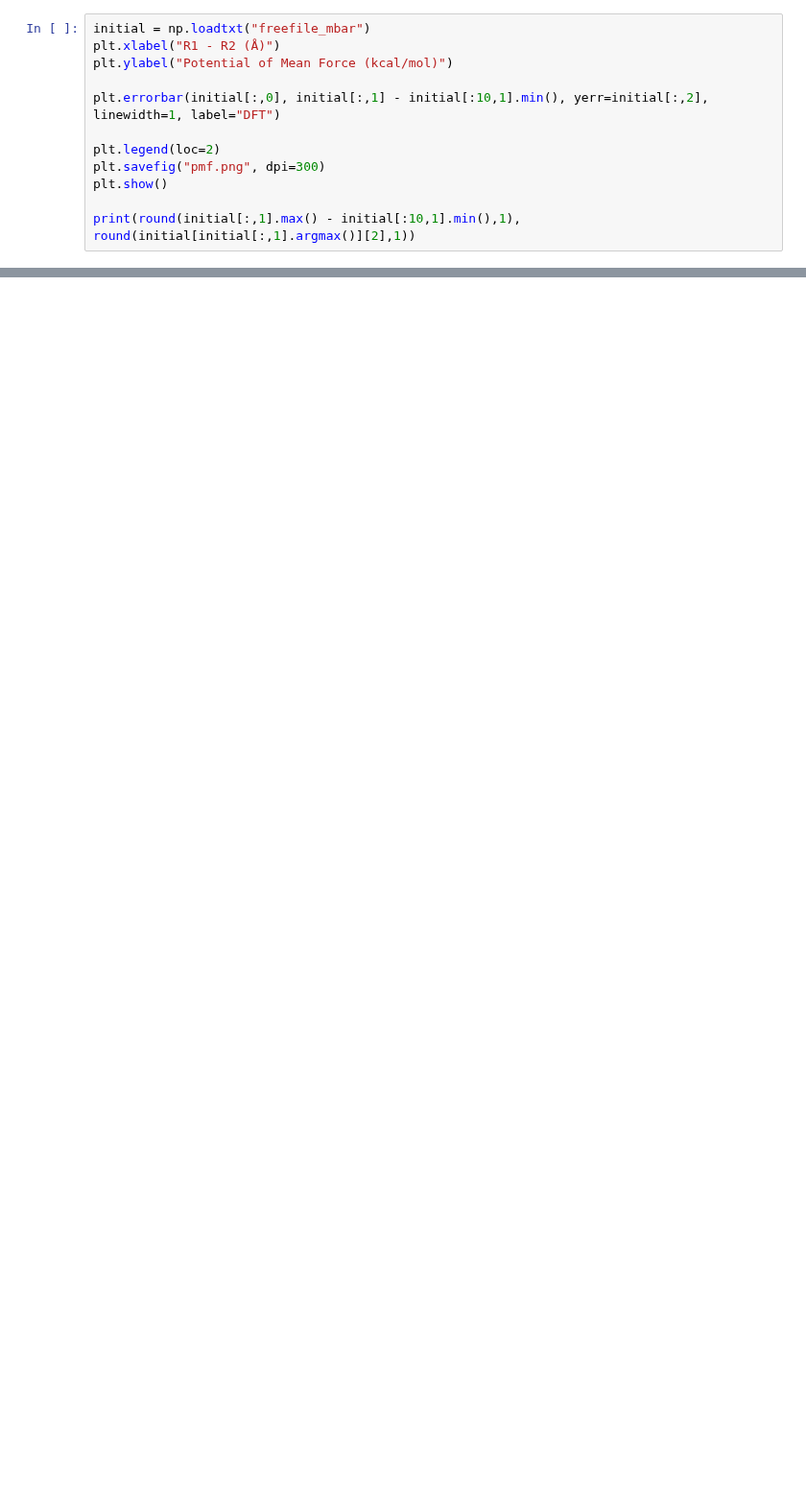
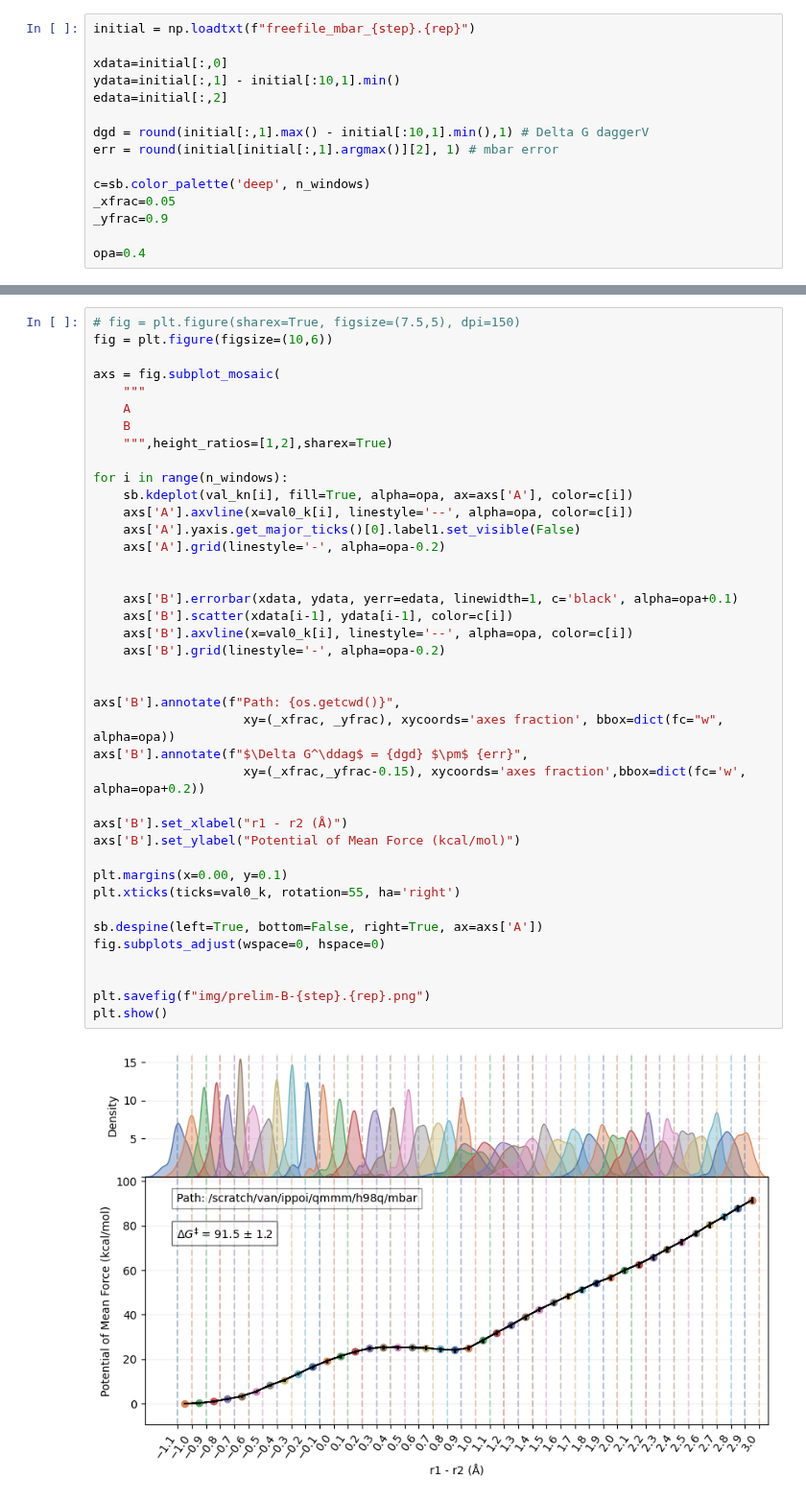
Before and after one commit to van-richard/PL888, a Jupyter notebook: Scripts/amber/mbar/mbar.ipynb, the cells around one changed output, grey strips where cells are left out. Shown at 96% size. Saved outputs shown, nothing was run; the diff lists cells and outputs as text; blank space fills up the shorter version.

Commit message:
modified:   ../Scripts/amber/mbar/mbar.ipynb 	new file:   vbatch.aliases.bash 	renamed:    check.aliases.bash -> vcheck.aliases.bash 	modified:   vrsync.aliases.bash

```diff
--- a/Scripts/amber/mbar/mbar.ipynb
+++ b/Scripts/amber/mbar/mbar.ipynb
@@ -79,12 +101,15 @@ np.savetxt("freefile_mbar", np.column_stack((bin_centers, f_i, df_i)))
 # %%
-initial = np.loadtxt("freefile_mbar")
-plt.xlabel("R1 - R2 (Å)")
-plt.ylabel("Potential of Mean Force (kcal/mol)")
+initial = np.loadtxt(f"freefile_mbar_{step}.{rep}")
 
-plt.errorbar(initial[:,0], initial[:,1] - initial[:10,1].min(), yerr=initial[:,2], linewidth=1, label="DFT")
+xdata=initial[:,0]
+ydata=initial[:,1] - initial[:10,1].min()
+edata=initial[:,2]
 
-plt.legend(loc=2)
-plt.savefig("pmf.png", dpi=300)
-plt.show()
+dgd = round(initial[:,1].max() - initial[:10,1].min(),1) # Delta G daggerV
+err = round(initial[initial[:,1].argmax()][2], 1) # mbar error
 
-print(round(initial[:,1].max() - initial[:10,1].min(),1), round(initial[initial[:,1].argmax()][2],1))
+c=sb.color_palette('deep', n_windows)
+_xfrac=0.05
+_yfrac=0.9
+
+opa=0.4
@@ -93,0 +116,42 @@ print(round(initial[:,1].max() - initial[:10,1].min(),1), round(initial[initial[
+# %%
+# fig = plt.figure(sharex=True, figsize=(7.5,5), dpi=150)
+fig = plt.figure(figsize=(10,6))
+
+axs = fig.subplot_mosaic(
+    """
+    A
+    B
+    """,height_ratios=[1,2],sharex=True)
+
+for i in range(n_windows):
+    sb.kdeplot(val_kn[i], fill=True, alpha=opa, ax=axs['A'], color=c[i])
+    axs['A'].axvline(x=val0_k[i], linestyle='--', alpha=opa, color=c[i])
+    axs['A'].yaxis.get_major_ticks()[0].label1.set_visible(False)
+    axs['A'].grid(linestyle='-', alpha=opa-0.2)
+
+
+    axs['B'].errorbar(xdata, ydata, yerr=edata, linewidth=1, c='black', alpha=opa+0.1)
+    axs['B'].scatter(xdata[i-1], ydata[i-1], color=c[i])
+    axs['B'].axvline(x=val0_k[i], linestyle='--', alpha=opa, color=c[i])
+    axs['B'].grid(linestyle='-', alpha=opa-0.2)
+
+
+axs['B'].annotate(f"Path: {os.getcwd()}",
+                    xy=(_xfrac, _yfrac), xycoords='axes fraction', bbox=dict(fc="w", alpha=opa))
+axs['B'].annotate(f"$\Delta G^\ddag$ = {dgd} $\pm$ {err}",
+                    xy=(_xfrac,_yfrac-0.15), xycoords='axes fraction',bbox=dict(fc='w', alpha=opa+0.2))
+
+axs['B'].set_xlabel("r1 - r2 (Å)")
+axs['B'].set_ylabel("Potential of Mean Force (kcal/mol)")
+
+plt.margins(x=0.00, y=0.1)
+plt.xticks(ticks=val0_k, rotation=55, ha='right')
+
+sb.despine(left=True, bottom=False, right=True, ax=axs['A'])
+fig.subplots_adjust(wspace=0, hspace=0)
+
+
+plt.savefig(f"img/prelim-B-{step}.{rep}.png")
+plt.show()
+# %% [output]
+[figure, added]
```
Also changed, not shown: parts of 16 cells of this notebook, 3 other files.
